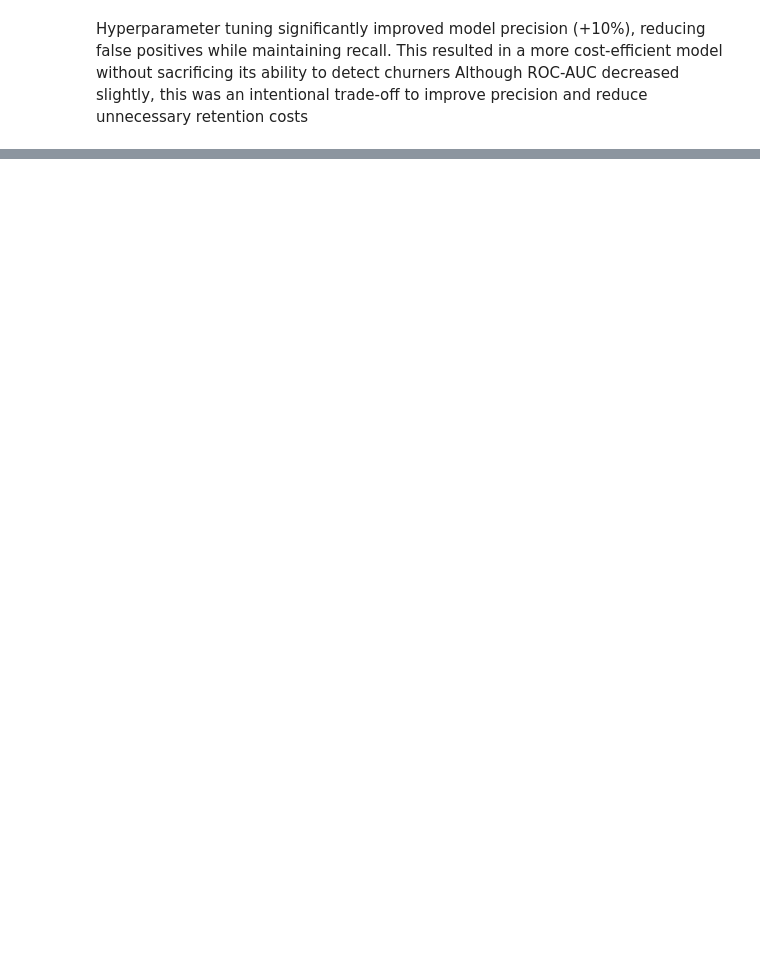
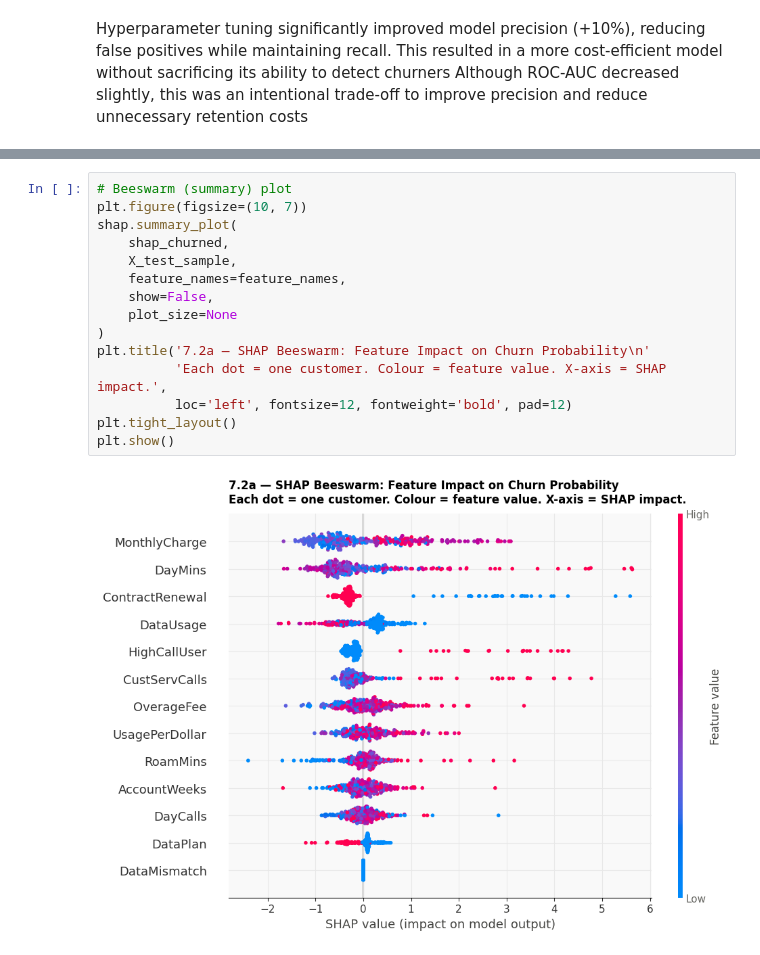
Before and after one commit to nkosimate/CustomerChurnPrediction, a Jupyter notebook: Churn.ipynb, the cells around one changed output, grey strips where cells are left out. Drawn from its saved outputs; the diff is of its cells as text; blank space fills up the shorter version.

```diff
--- a/Churn.ipynb
+++ b/Churn.ipynb
@@ -1267,0 +1418,17 @@ Hyperparameter tuning significantly improved model precision (+10%), reducing fa
+# %%
+# Beeswarm (summary) plot
+plt.figure(figsize=(10, 7))
+shap.summary_plot(
+    shap_churned,
+    X_test_sample,
+    feature_names=feature_names,
+    show=False,
+    plot_size=None
+)
+plt.title('7.2a — SHAP Beeswarm: Feature Impact on Churn Probability\n'
+          'Each dot = one customer. Colour = feature value. X-axis = SHAP impact.',
+          loc='left', fontsize=12, fontweight='bold', pad=12)
+plt.tight_layout()
+plt.show()
+# %% [output]
+[figure, added]
```
Also changed, not shown: parts of 19 cells of this notebook.
